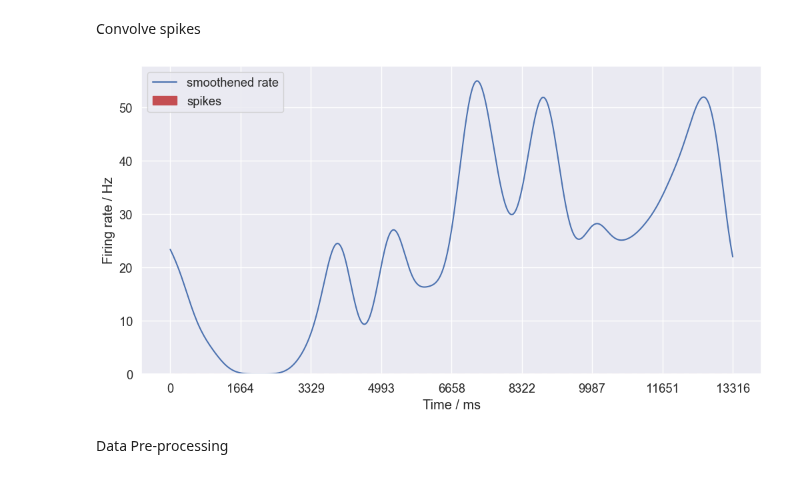
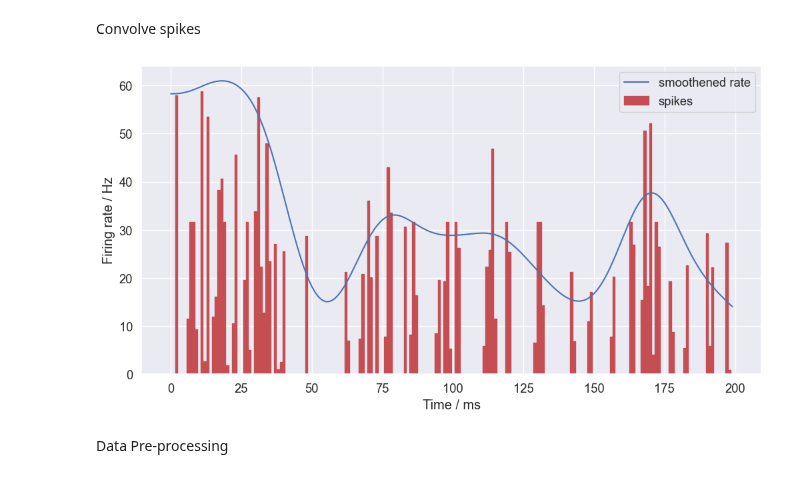
Before and after one commit to cngzlsh/approx_brain, a Jupyter notebook: EB095_tests.ipynb, the cells around one changed output. Saved outputs shown, nothing was run; the diff lists cells and outputs as text; code cells hidden in the pictures.

```diff
--- a/EB095_tests.ipynb
+++ b/EB095_tests.ipynb
@@ -141,17 +101,29 @@ ephys_rates = rbf_rate_convolution_2d(spks_stim_30Hz.T, sigma=0.1).T # [94257, 7
+# %%
+spks_stim_rates = rbf_rate_convolution_2d(spks_stim.T, sigma=0.1) # [93996, 106]
+n_output_neurons, n_bins = spks_stim.shape
+n_input_neurons = dff_stim.shape[0]
+spks_stim_rates = torch.hstack([torch.zeros((n_output_neurons, 50)), spks_stim_rates, torch.zeros((n_output_neurons, 50))])
+
+assert np.array(spks_stim_rates.shape).all() == np.array(spks_stim.shape).all()
+
+spks_stim_rates = spks_stim_rates.T
 # %%
-# plot a sample of ephys smooth rates
+# visualise a sample of ephys smooth rates
+_range = 200
+_random_start = np.random.randint(0, n_bins-_range)
+_random_neuron_idx = np.random.randint(0, n_output_neurons)
+
 plt.figure(figsize=(12,6))
-plt.plot(ephys_rates[50000:50401,15], label='smoothened rate')
-plt.xticks(np.arange(0,401,50), [int(i*freq) for i in range(0, 401, 50)])
-plt.bar(np.arange(401), height = spks_stim[15, 50000:50401] * ephys_rates[50000:50401,15].mean().numpy(), color='r', edgecolor='r', label='spikes')
+plt.plot(spks_stim_rates[_random_start:_random_start+_range, _random_neuron_idx], label='smoothened rate')
+plt.bar(np.arange(200), height = spks_stim[_random_neuron_idx, _random_start:_random_start+_range] * spks_stim_rates[_random_start:_random_start+_range, _random_neuron_idx].mean().numpy(), color='r', edgecolor='r', label='spikes')
 plt.ylabel('Firing rate / Hz')
 plt.xlabel('Time / ms')
 plt.legend()
 plt.show()
 
 # 10 time steps = 1 sigma = 330 ms
 # %% [output]
-[figure, old version]
+[figure, new version]
 # %% [markdown]
 Data Pre-processing
 # %%
```
Also changed, not shown: parts of 20 cells of this notebook.
